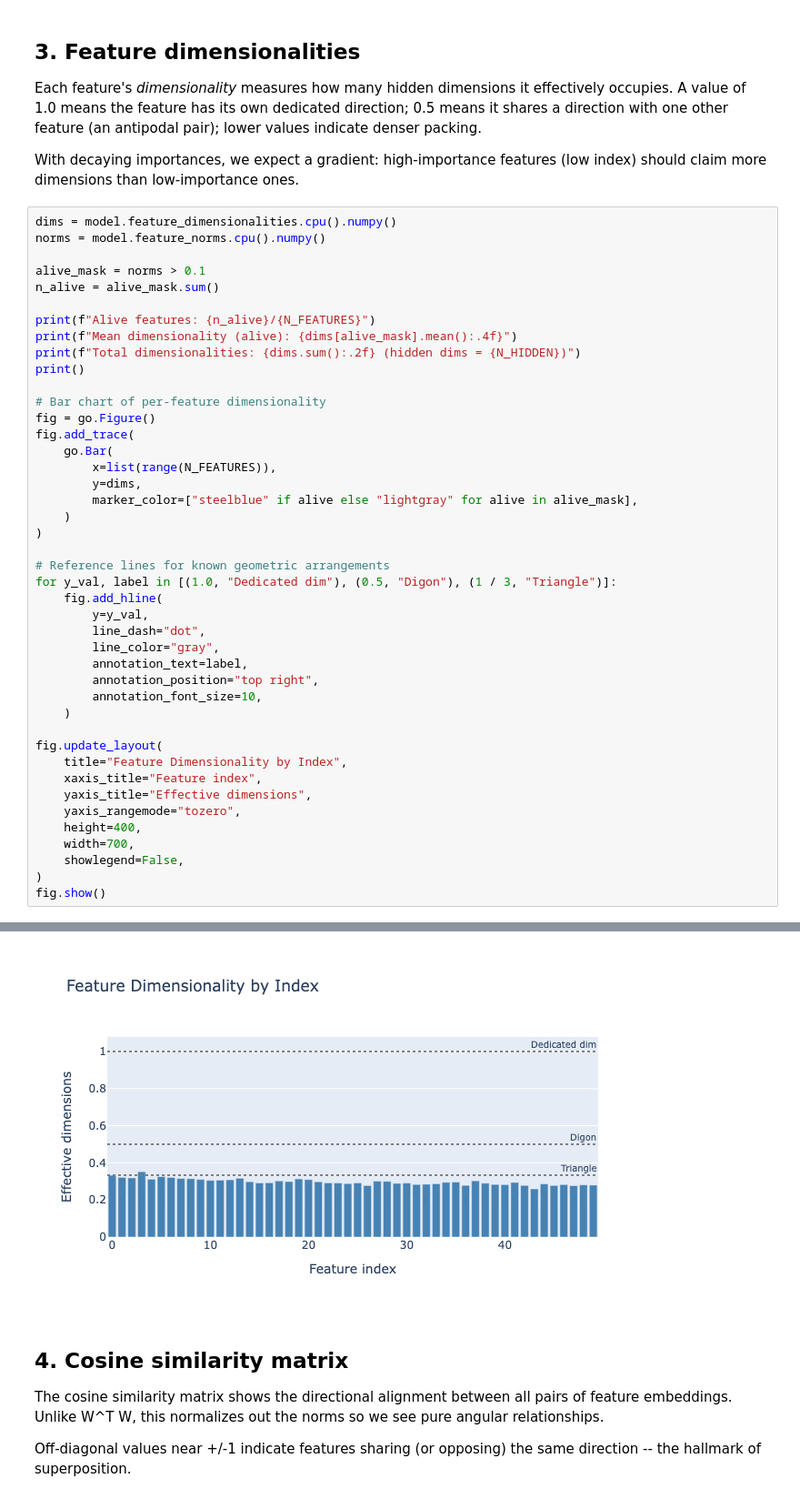
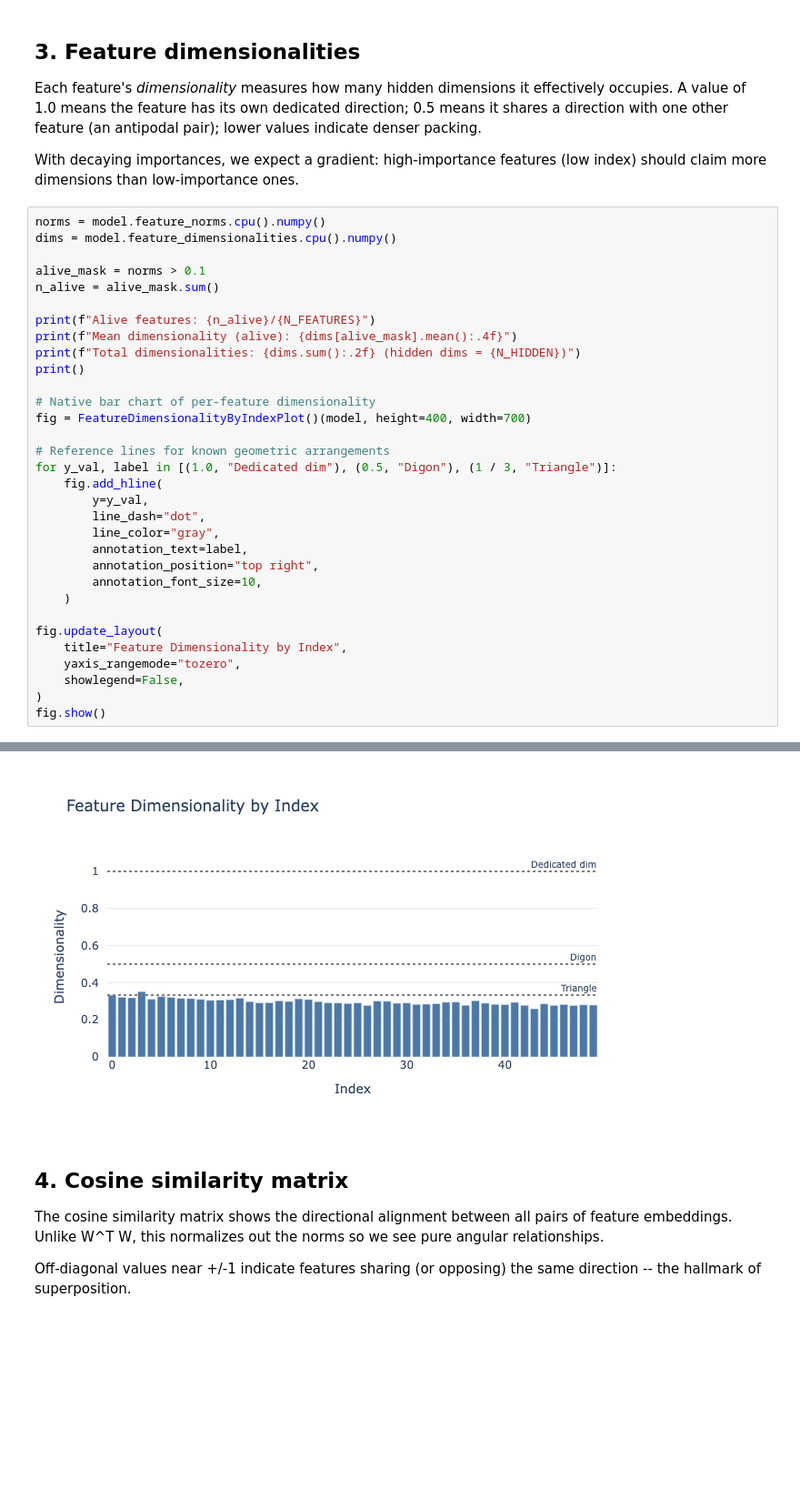
Before and after one commit to OliverSieweke/occhio, a Jupyter notebook: examples/superposition_geometry.ipynb, the cells around one changed output, grey strips where cells are left out. Shown at 91% size. Cells and saved outputs as stored; diff of their text form; blank space fills up the shorter version.

```diff
--- a/examples/superposition_geometry.ipynb
+++ b/examples/superposition_geometry.ipynb
@@ -113,53 +117,42 @@ With decaying importances, we expect a gradient: high-importance
 features (low index) should claim more dimensions than low-importance
 ones.
 # %%
+norms = model.feature_norms.cpu().numpy()
 dims = model.feature_dimensionalities.cpu().numpy()
-norms = model.feature_norms.cpu().numpy()
 
 alive_mask = norms > 0.1
 n_alive = alive_mask.sum()
 
 print(f"Alive features: {n_alive}/{N_FEATURES}")
 print(f"Mean dimensionality (alive): {dims[alive_mask].mean():.4f}")
 print(f"Total dimensionalities: {dims.sum():.2f} (hidden dims = {N_HIDDEN})")
 print()
 
-# Bar chart of per-feature dimensionality
-fig = go.Figure()
-fig.add_trace(
-    go.Bar(
-        x=list(range(N_FEATURES)),
-        y=dims,
-        marker_color=["steelblue" if alive else "lightgray" for alive in alive_mask],
-    )
-)
+# Native bar chart of per-feature dimensionality
+fig = FeatureDimensionalityByIndexPlot()(model, height=400, width=700)
 
 # Reference lines for known geometric arrangements
 for y_val, label in [(1.0, "Dedicated dim"), (0.5, "Digon"), (1 / 3, "Triangle")]:
     fig.add_hline(
         y=y_val,
         line_dash="dot",
         line_color="gray",
         annotation_text=label,
         annotation_position="top right",
         annotation_font_size=10,
     )
 
 fig.update_layout(
     title="Feature Dimensionality by Index",
-    xaxis_title="Feature index",
-    yaxis_title="Effective dimensions",
     yaxis_rangemode="tozero",
-    height=400,
-    width=700,
     showlegend=False,
 )
 fig.show()
 # %% [output]
 Alive features: 50/50
 Mean dimensionality (alive): 0.2976
 Total dimensionalities: 14.88 (hidden dims = 15)
-[figure, old version]
+[figure, new version]
 # %% [markdown]
 ## 4. Cosine similarity matrix
 
```
Also changed, not shown: parts of 2 cells of this notebook.
